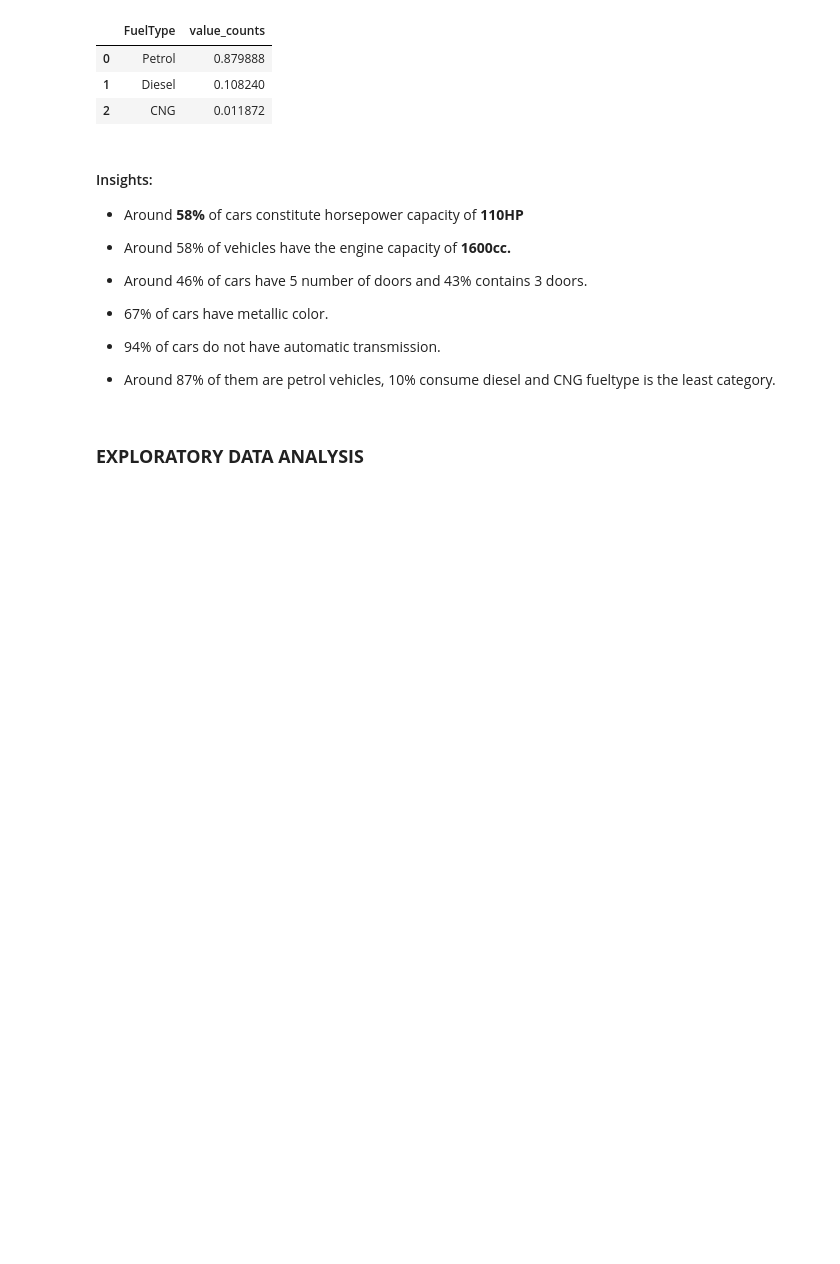
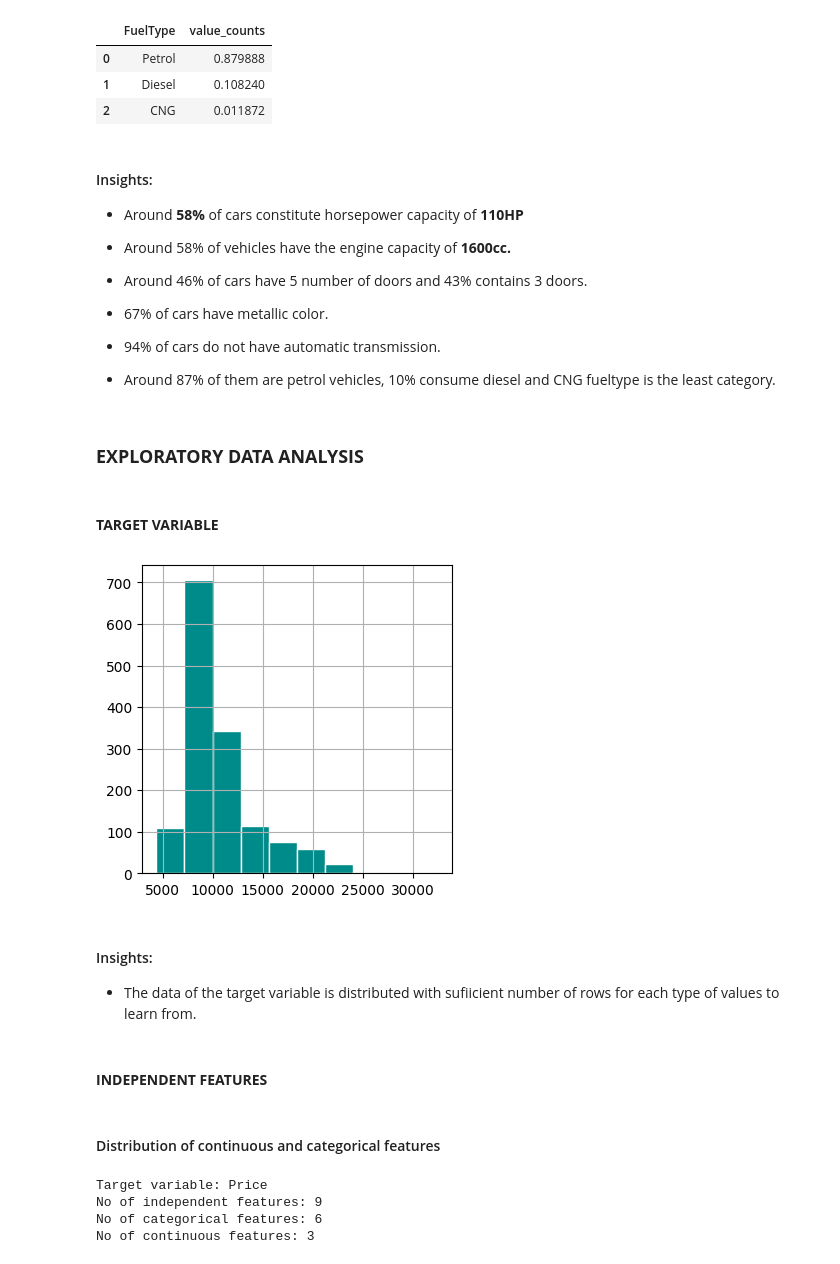
Before and after one commit to shanusaras/Deep_Learning_projects, a Jupyter notebook: Car_price_prediction/Car_price_prediction.ipynb, the cells around one changed output. Cells and saved outputs as stored; diff of their text form; code cells hidden in the pictures; blank space fills up the shorter version.

Commit message:
Univariate analysis is implemented which showed some useful information of how the data is distributed here. Distribution of input features showed that more than 50% data are of categorical type.

```diff
--- a/Car_price_prediction/Car_price_prediction.ipynb
+++ b/Car_price_prediction/Car_price_prediction.ipynb
@@ -277,3 +278,38 @@ for column in categorical_features:
 - Around 87% of them are petrol vehicles, 10% consume diesel and CNG fueltype is the least category.
 # %% [markdown]
 ### **EXPLORATORY DATA ANALYSIS**
+# %% [markdown]
+#### **TARGET VARIABLE**
+# %%
+# creating bar plot as the target variable is continuous
+
+plt.figure(figsize= (4,4))
+data['Price'].hist(color= "darkcyan", ec= "white")
+plt.show()
+# %% [output]
+[figure, added]
+# %% [markdown]
+#### Insights:
+- The data of the target variable is distributed with sufiicient number of rows for each type of values to learn from.
+# %% [markdown]
+#### **INDEPENDENT FEATURES**
+# %% [markdown]
+#### Distribution of continuous and categorical features
+# %%
+target= 'Price'
+
+independent_features= [column for column in data.drop("Price", axis= 1)]
+
+# As per the basic checks,
+categorical_features= ["HP", "CC", "Doors","MetColor", "Automatic","FuelType"]
+continuous_features= ["Age", "KM", "Weight"]
+
+print(f'Target variable: {target}')
+print(f'No of independent features: {len(independent_features)}')
+print(f'No of categorical features: {len(categorical_features)}')
+print(f'No of continuous features: {len(continuous_features)}')
+# %% [output]
+Target variable: Price
+No of independent features: 9
+No of categorical features: 6
+No of continuous features: 3
```
Also changed, not shown: parts of 16 cells of this notebook.
